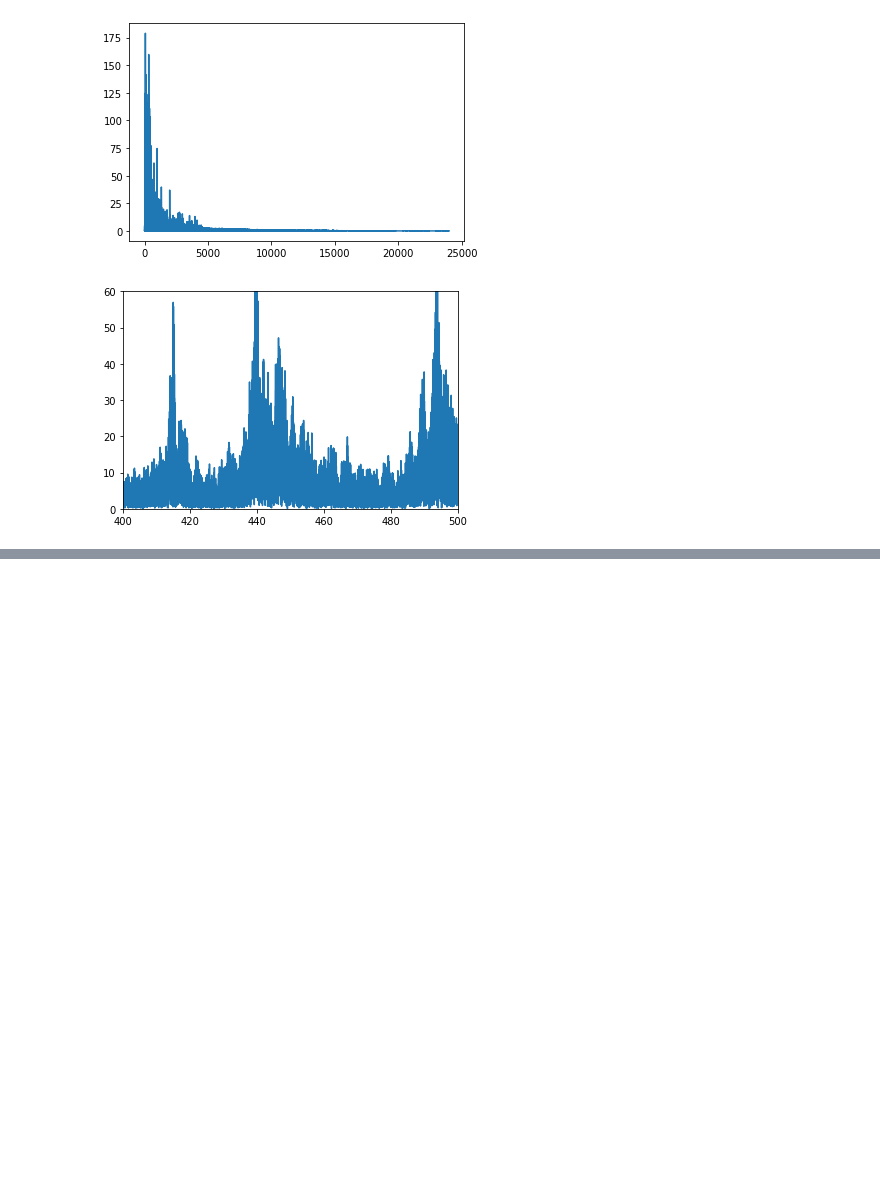
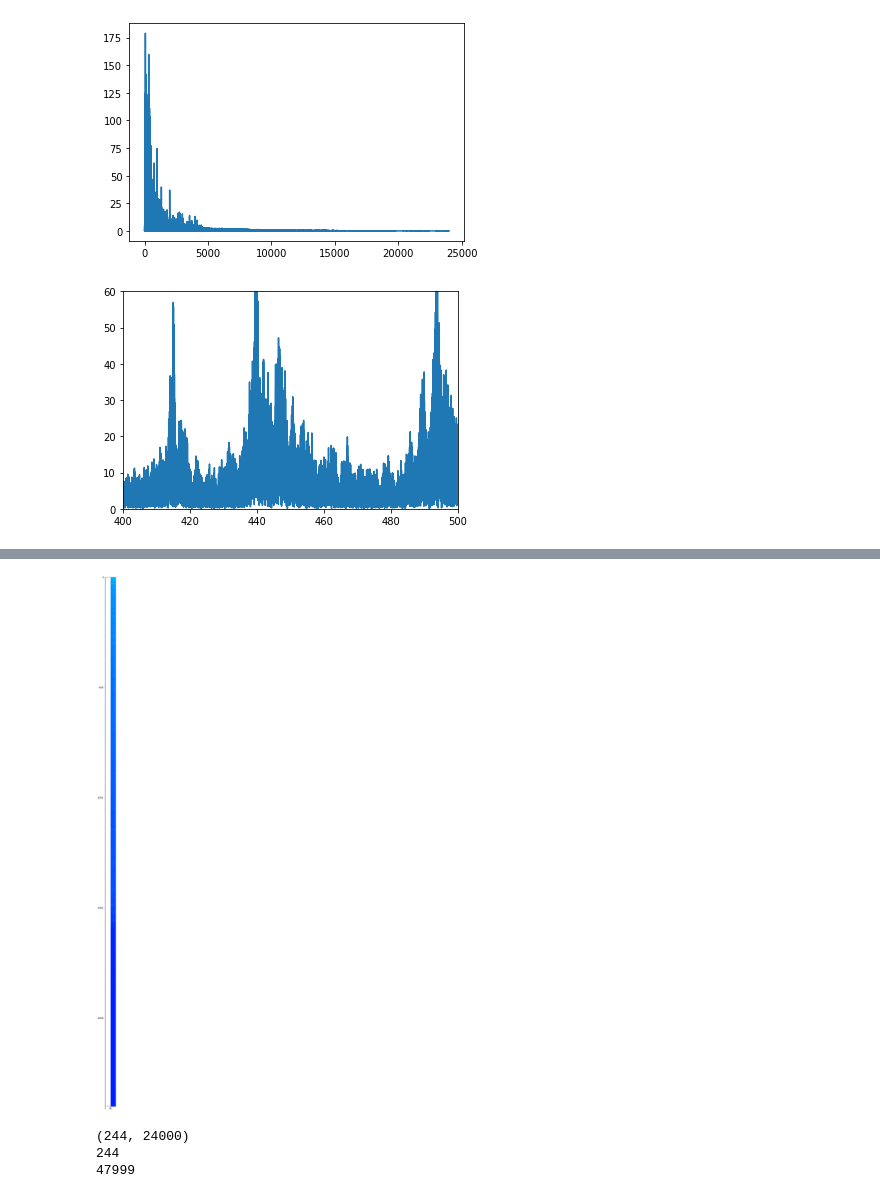
Before and after one commit to FrankAlvaradoR/Teor-a-de-Control, a Jupyter notebook: Transformada_de_Fourier.ipynb, the cells around one changed output, grey strips where cells are left out. Drawn from its saved outputs; the diff is of its cells as text; code cells hidden in the pictures; blank space fills up the shorter version.

```diff
--- a/Transformada_de_Fourier.ipynb
+++ b/Transformada_de_Fourier.ipynb
@@ -318,0 +385,14 @@ plt.show()
+# %%
+plt.figure(figsize=(5,50))
+pixel_plot = plt.imshow(np.transpose(np.log(PSDX)), cmap='jet')
+# %% [output]
+[figure, added]
+# %%
+PSDX = np.empty((len(v_ven), int(longitud/2+1)), int)
+print(np.shape(PSDX))
+print((len(v_ven)))
+print(longitud)
+# %% [output]
+(244, 24000)
+244
+47999
```
Also changed, not shown: parts of 4 cells of this notebook.
